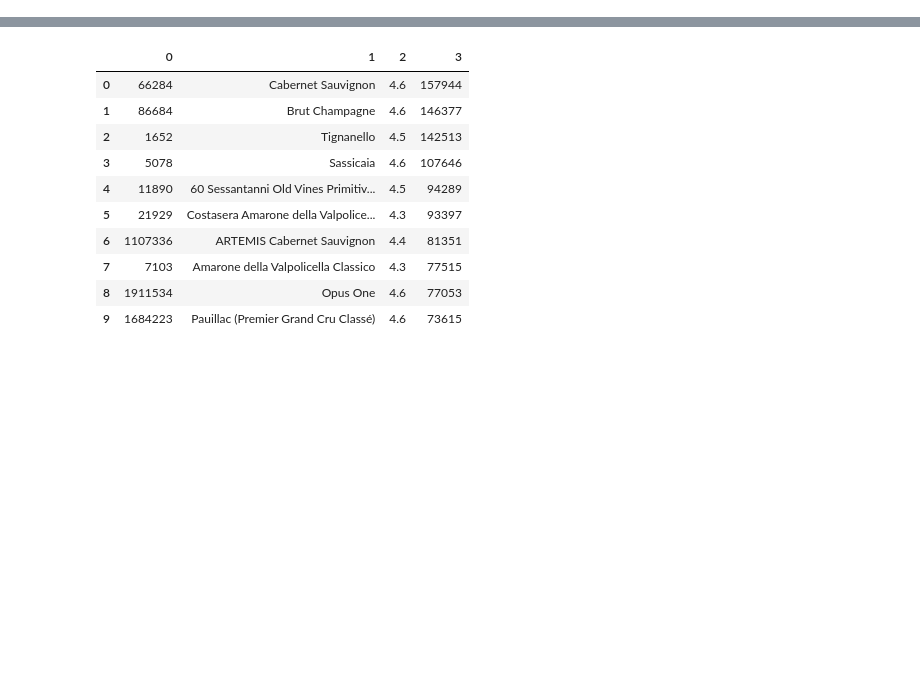
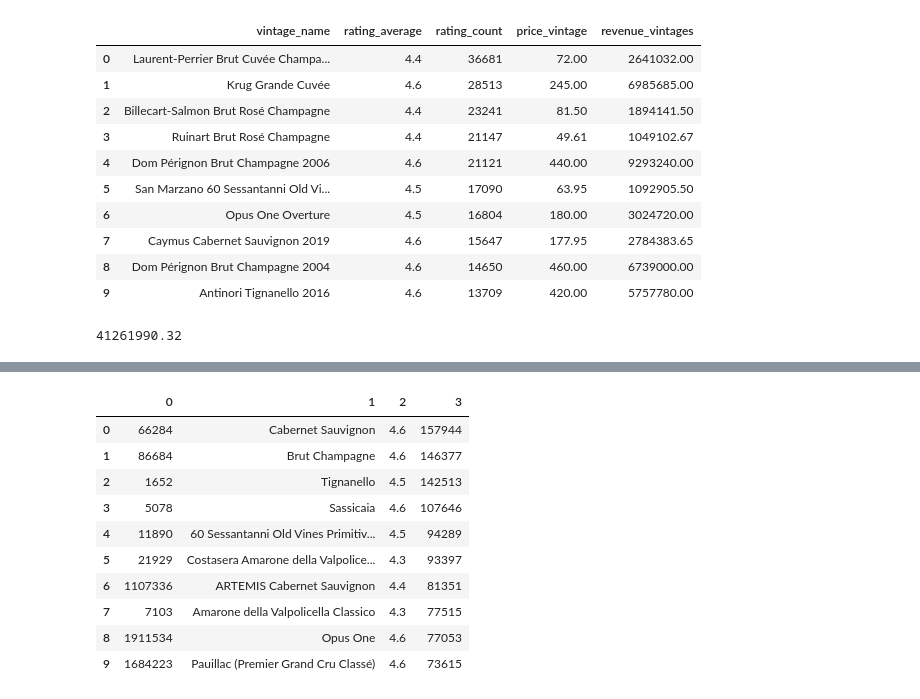
Before and after one commit to JonathanRabbi/Vivinio.Project, a Jupyter notebook: vivinio_niko.ipynb, the cells around one changed output, grey strips where cells are left out. Drawn from its saved outputs; the diff is of its cells as text; code cells hidden in the pictures; blank space fills up the shorter version.

```diff
--- a/vivinio_niko.ipynb
+++ b/vivinio_niko.ipynb
@@ -30,0 +62,10 @@ df
+# %%
+cursor.execute('''SELECT DISTINCT vintages.name, vintages.ratings_average, vintages.ratings_count, vintages.price_euros
+               FROM vintages
+               WHERE vintages.ratings_count > 500
+               ORDER BY vintages.ratings_count DESC, vintages.ratings_average DESC
+               LIMIT 10;''')
+data = cursor.fetchall()
+cols = ['vintage_name', 'rating_average', 'rating_count', 'price_vintage']
+df2 = pd.DataFrame(data, columns=cols)
+df2
@@ -30,0 +84,20 @@ df
+# %%
+df2['revenue_vintages'] = df2['rating_count'] * df2['price_vintage']
+df2
+# %% [output]
+|  | vintage_name | rating_average | rating_count | price_vintage | revenue_vintages |
+| 0 | Laurent-Perrier Brut Cuvée Champa... | 4.4 | 36681 | 72.00 | 2641032.00 |
+| 1 | Krug Grande Cuvée | 4.6 | 28513 | 245.00 | 6985685.00 |
+| 2 | Billecart-Salmon Brut Rosé Champagne | 4.4 | 23241 | 81.50 | 1894141.50 |
+| 3 | Ruinart Brut Rosé Champagne | 4.4 | 21147 | 49.61 | 1049102.67 |
+| 4 | Dom Pérignon Brut Champagne 2006 | 4.6 | 21121 | 440.00 | 9293240.00 |
+| 5 | San Marzano 60 Sessantanni Old Vi... | 4.5 | 17090 | 63.95 | 1092905.50 |
+| 6 | Opus One Overture | 4.5 | 16804 | 180.00 | 3024720.00 |
+| 7 | Caymus Cabernet Sauvignon 2019 | 4.6 | 15647 | 177.95 | 2784383.65 |
+| 8 | Dom Pérignon Brut Champagne 2004 | 4.6 | 14650 | 460.00 | 6739000.00 |
+| 9 | Antinori Tignanello 2016 | 4.6 | 13709 | 420.00 | 5757780.00 |
+# %%
+sum2_vintages = sum(df2['revenue_vintages'])
+sum2_vintages
+# %% [output]
+41261990.32
```
Also changed, not shown: parts of 7 cells of this notebook, 1 other file.
